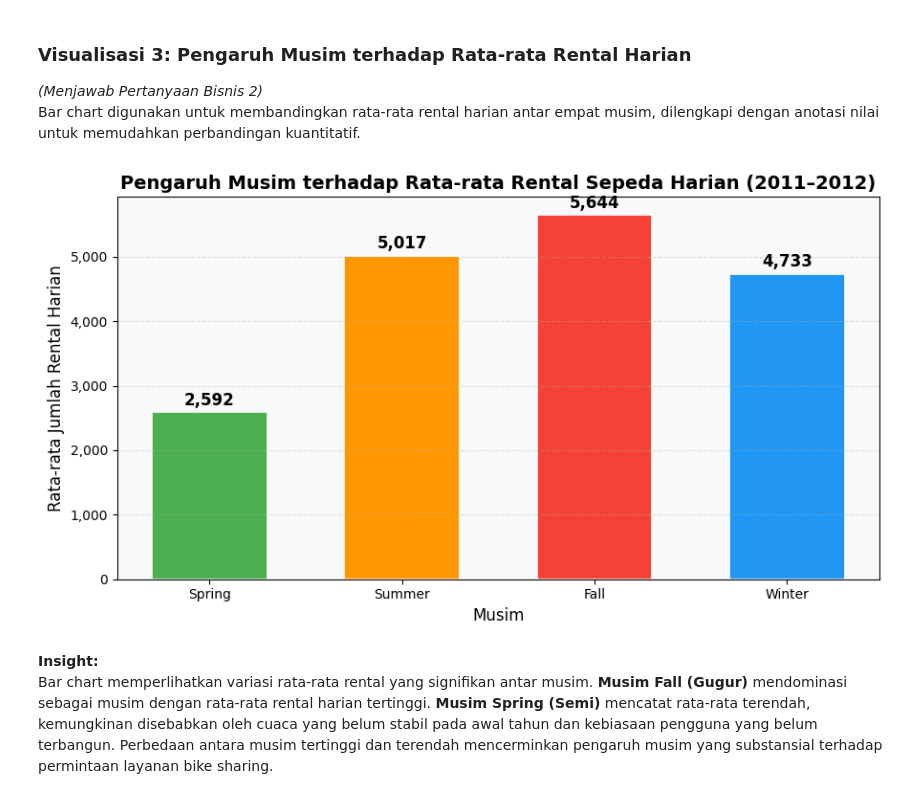
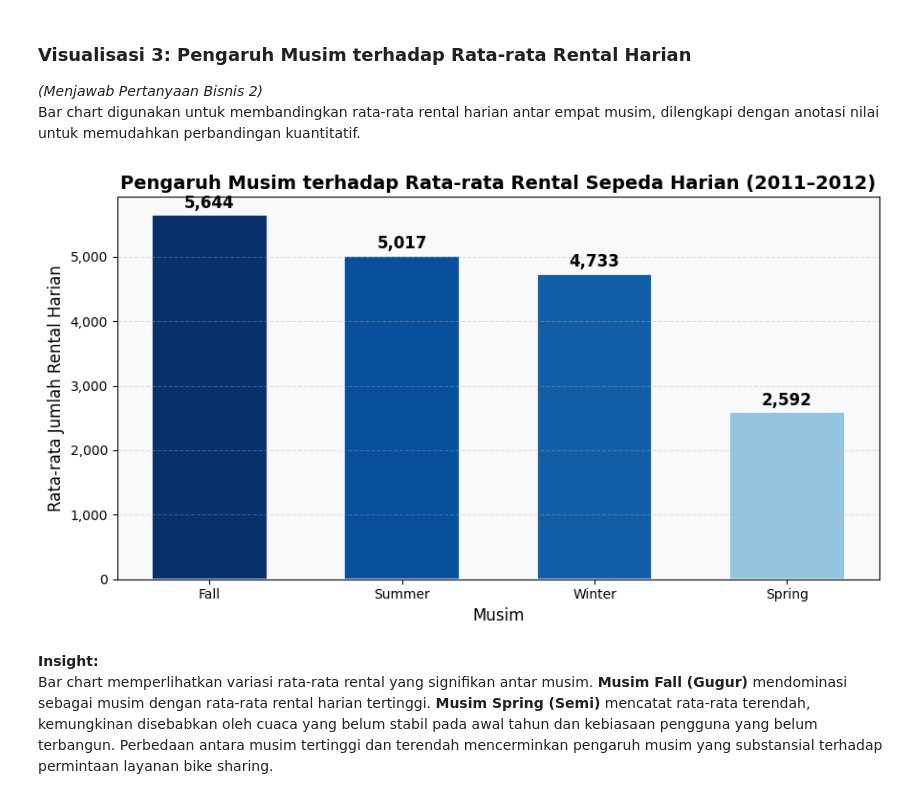
Before and after one commit to taataki/submission-talitha, a Jupyter notebook: Analisis Bike Sharing Dataset.ipynb, the cells around one changed output. Cells and saved outputs as stored; diff of their text form; code cells hidden in the pictures.

```diff
--- a/Analisis Bike Sharing Dataset.ipynb
+++ b/Analisis Bike Sharing Dataset.ipynb
@@ -628,38 +628,60 @@ Heatmap mengonfirmasi dan memperkuat temuan pada Visualisasi 1 dengan menambahka
 *(Menjawab Pertanyaan Bisnis 2)*
 Bar chart digunakan untuk membandingkan rata-rata rental harian antar empat musim, dilengkapi dengan anotasi nilai untuk memudahkan perbandingan kuantitatif.
 # %%
+import matplotlib.cm as cm
+
 season_order = ['Spring', 'Summer', 'Fall', 'Winter']
-avg_season   = df_day_clean.groupby('season_label')['cnt'].mean().reindex(season_order)
+avg_season = (
+    df_day_clean.groupby('season_label')['cnt']
+    .mean()
+    .sort_values(ascending=False)
+)
+norm = plt.Normalize(
+    min(avg_season.values),
+    max(avg_season.values)
+)
+colors = cm.Blues(0.4 + 0.6 * norm(avg_season.values))
 
-colors  = ['#4CAF50', '#FF9800', '#F44336', '#2196F3']
 fig, ax = plt.subplots(figsize=(9, 5))
 
-bars = ax.bar(avg_season.index, avg_season.values, color=colors,
-              edgecolor='white', linewidth=1.2, width=0.6)
+bars = ax.bar(
+    avg_season.index,
+    avg_season.values,
+    color=colors,
+    edgecolor='white',
+    linewidth=1.2,
+    width=0.6
+)
 
 for bar, val in zip(bars, avg_season.values):
     ax.text(
         bar.get_x() + bar.get_width() / 2,
         bar.get_height() + 50,
         f'{val:,.0f}',
-        ha='center', va='bottom', fontsize=12, fontweight='bold'
+        ha='center',
+        va='bottom',
+        fontsize=12,
+        fontweight='bold'
     )
 
 ax.set_xlabel('Musim', fontsize=12)
 ax.set_ylabel('Rata-rata Jumlah Rental Harian', fontsize=12)
 ax.set_title(
     'Pengaruh Musim terhadap Rata-rata Rental Sepeda Harian (2011–2012)',
-    fontsize=14, fontweight='bold'
+    fontsize=14,
+    fontweight='bold'
 )
+
 ax.yaxis.set_major_formatter(mticker.FuncFormatter(lambda x, _: f'{x:,.0f}'))
 ax.set_facecolor('#f8f9fa')
 fig.patch.set_facecolor('white')
 ax.grid(axis='y', alpha=0.35, linestyle='--')
+
 plt.tight_layout()
 plt.savefig('viz3_musim.png', dpi=150, bbox_inches='tight')
 plt.show()
 # %% [output]
-[figure, old version]
+[figure, new version]
 # %% [markdown]
 **Insight:**
 Bar chart memperlihatkan variasi rata-rata rental yang signifikan antar musim. **Musim Fall (Gugur)** mendominasi sebagai musim dengan rata-rata rental harian tertinggi. **Musim Spring (Semi)** mencatat rata-rata terendah, kemungkinan disebabkan oleh cuaca yang belum stabil pada awal tahun dan kebiasaan pengguna yang belum terbangun. Perbedaan antara musim tertinggi dan terendah mencerminkan pengaruh musim yang substansial terhadap permintaan layanan bike sharing.
```
Also changed, not shown: parts of 2 cells of this notebook.
